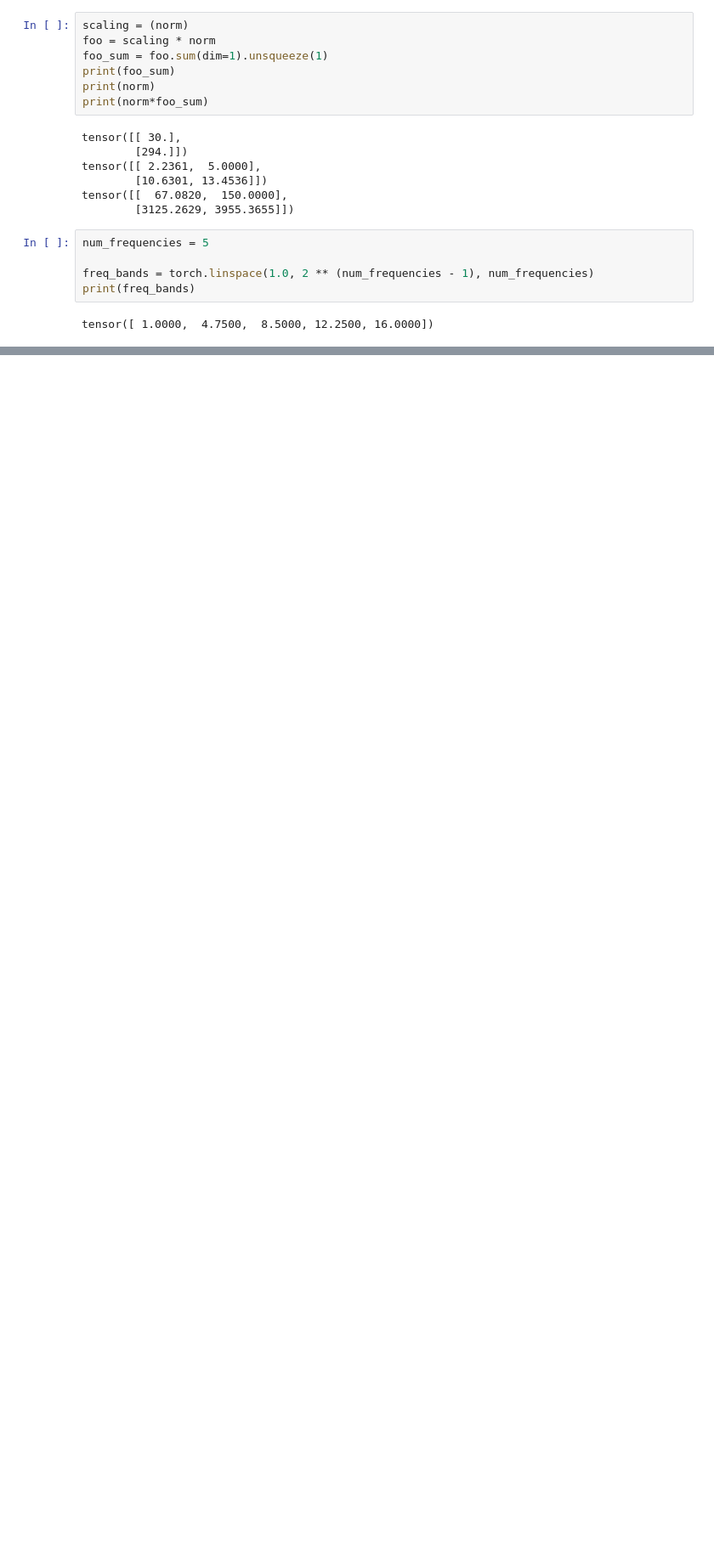
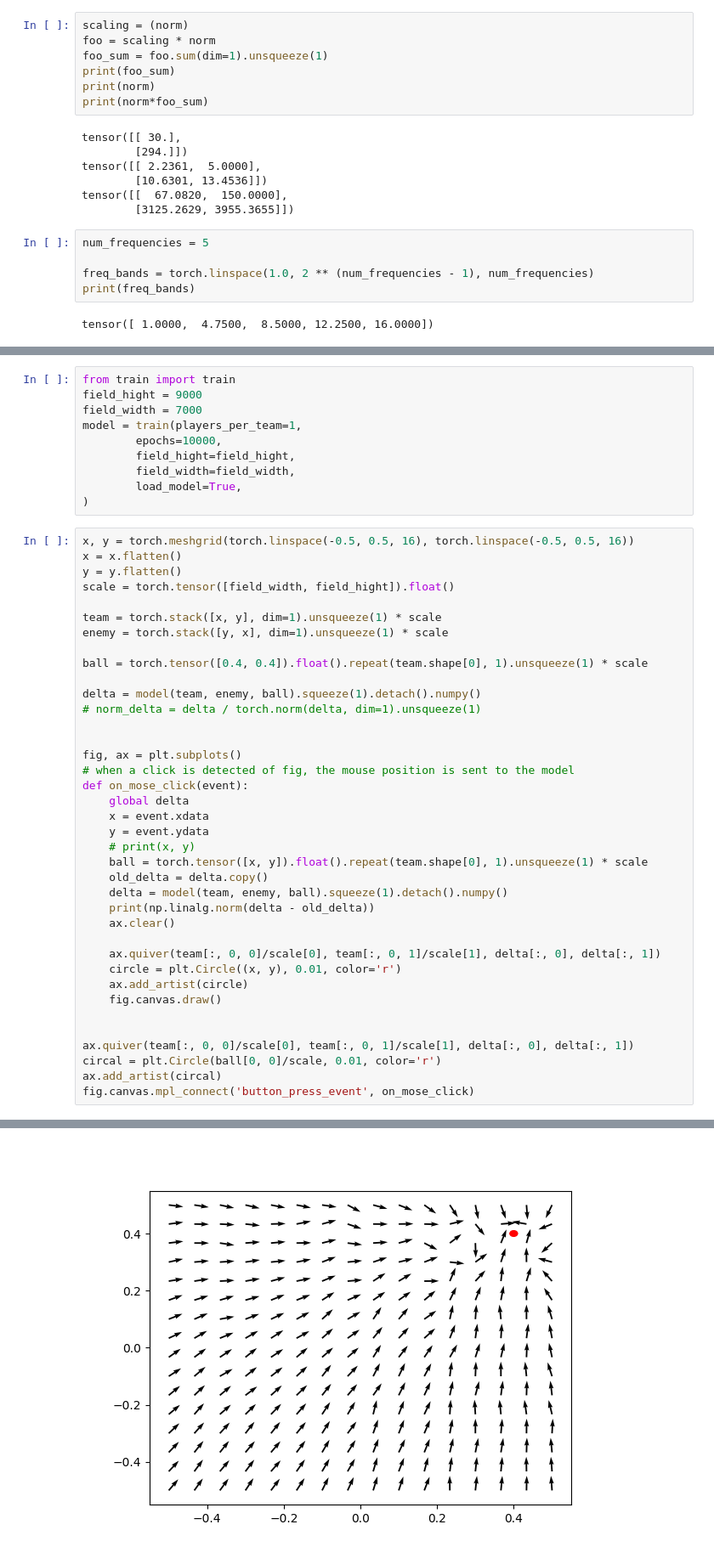
Before and after one commit to LiU-SeeGoals/controller, a Jupyter notebook: python_playground/test.ipynb, the cells around one changed output, grey strips where cells are left out. Shown: that part at 85% size. Saved outputs shown, nothing was run; the diff lists cells and outputs as text; blank space fills up the shorter version.

```diff
--- a/python_playground/test.ipynb
+++ b/python_playground/test.ipynb
@@ -58,0 +68,49 @@ for i in range(num_frequencies):
+# %%
+from train import train
+field_hight = 9000
+field_width = 7000
+model = train(players_per_team=1,
+        epochs=10000,
+        field_hight=field_hight,
+        field_width=field_width,
+        load_model=True,
+)
+# %%
+x, y = torch.meshgrid(torch.linspace(-0.5, 0.5, 16), torch.linspace(-0.5, 0.5, 16))
+x = x.flatten()
+y = y.flatten()
+scale = torch.tensor([field_width, field_hight]).float()
+
+team = torch.stack([x, y], dim=1).unsqueeze(1) * scale
+enemy = torch.stack([y, x], dim=1).unsqueeze(1) * scale
+
+ball = torch.tensor([0.4, 0.4]).float().repeat(team.shape[0], 1).unsqueeze(1) * scale
+
+delta = model(team, enemy, ball).squeeze(1).detach().numpy()
+# norm_delta = delta / torch.norm(delta, dim=1).unsqueeze(1)
+
+
+fig, ax = plt.subplots()
+# when a click is detected of fig, the mouse position is sent to the model
+def on_mose_click(event):
+    global delta
+    x = event.xdata
+    y = event.ydata
+    # print(x, y)
+    ball = torch.tensor([x, y]).float().repeat(team.shape[0], 1).unsqueeze(1) * scale
+    old_delta = delta.copy()
+    delta = model(team, enemy, ball).squeeze(1).detach().numpy()
+    print(np.linalg.norm(delta - old_delta))
+    ax.clear()
+
+    ax.quiver(team[:, 0, 0]/scale[0], team[:, 0, 1]/scale[1], delta[:, 0], delta[:, 1])
+    circle = plt.Circle((x, y), 0.01, color='r')
+    ax.add_artist(circle)
+    fig.canvas.draw()
+
+
+ax.quiver(team[:, 0, 0]/scale[0], team[:, 0, 1]/scale[1], delta[:, 0], delta[:, 1])
+circal = plt.Circle(ball[0, 0]/scale, 0.01, color='r')
+ax.add_artist(circal)
+fig.canvas.mpl_connect('button_press_event', on_mose_click)
+# %% [output]
@@ -58,0 +118 @@ for i in range(num_frequencies):
+[figure, added]
```
Also changed, not shown: parts of 6 cells of this notebook, 3 other files.
